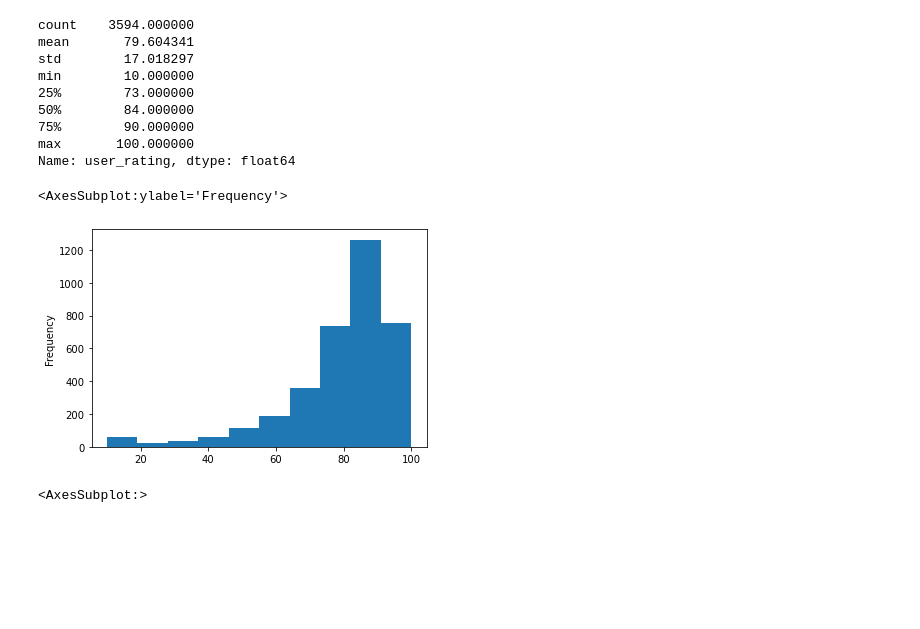
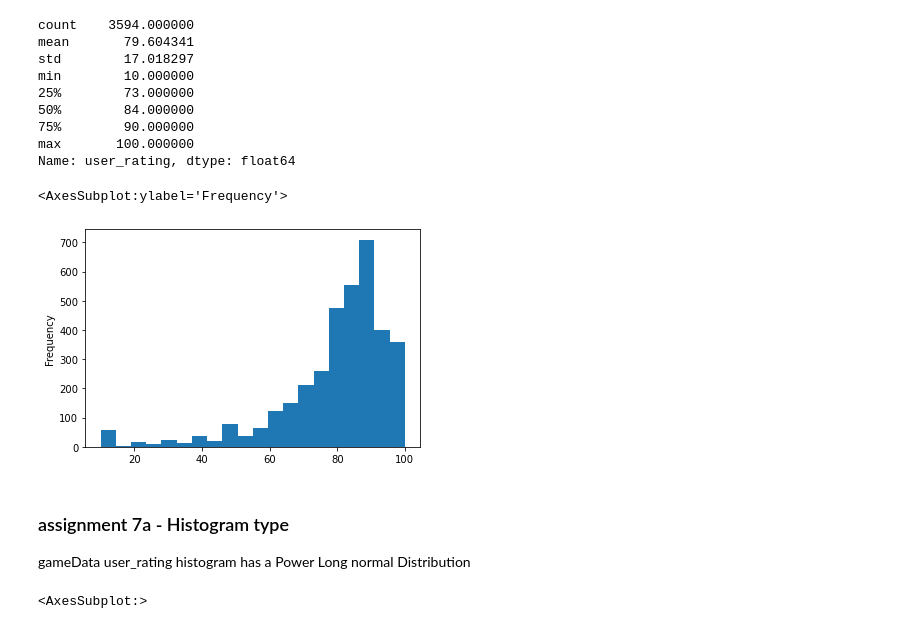
Before and after one commit to Draakedan/Intro_Data_Science_AH, a Jupyter notebook: lesson 1/les 1 assigment 4 & 6 - 7 - own dataset univariate analysis.ipynb, the cells around one changed output. Drawn from its saved outputs; the diff is of its cells as text; code cells hidden in the pictures; blank space fills up the shorter version.

```diff
--- a/lesson 1/les 1 assigment 4 & 6 - ovn dataset univariate analysis.ipynb
+++ b/lesson 1/les 1 assigment 4 & 6 - 7 - own dataset univariate analysis.ipynb
@@ -84,10 +84,13 @@ min        10.000000
 max       100.000000
 Name: user_rating, dtype: float64
 # %%
-gameData['user_rating'].plot.hist(bins=10)
+gameData['user_rating'].plot.hist(bins=20)
 # %% [output]
 <AxesSubplot:ylabel='Frequency'>
-[figure, old version]
+[figure, new version]
+# %% [markdown]
+### assignment 7a - Histogram type
+gameData user_rating histogram has a Power Long normal Distribution
 # %%
 gameData['user_rating'].plot.box(vert = False)
 # %% [output]
```
Also changed, not shown: parts of 2 cells of this notebook.
